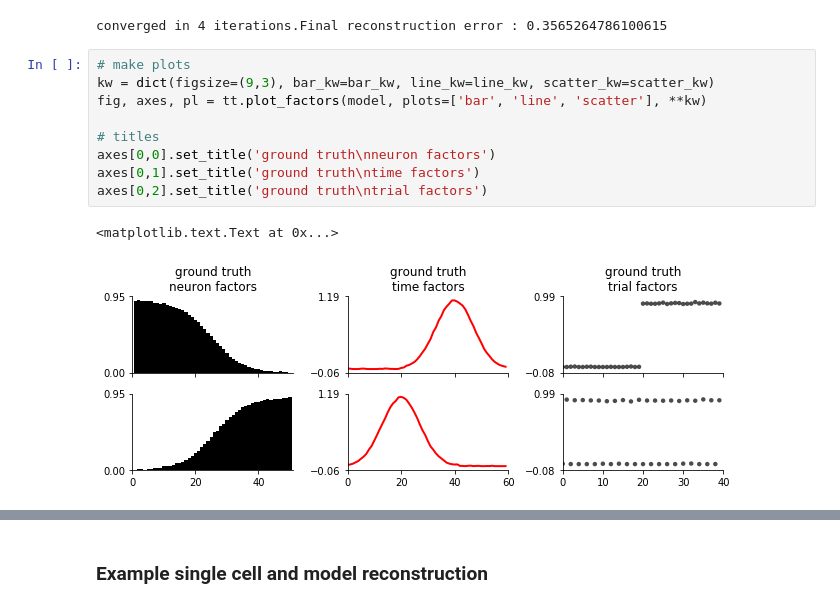
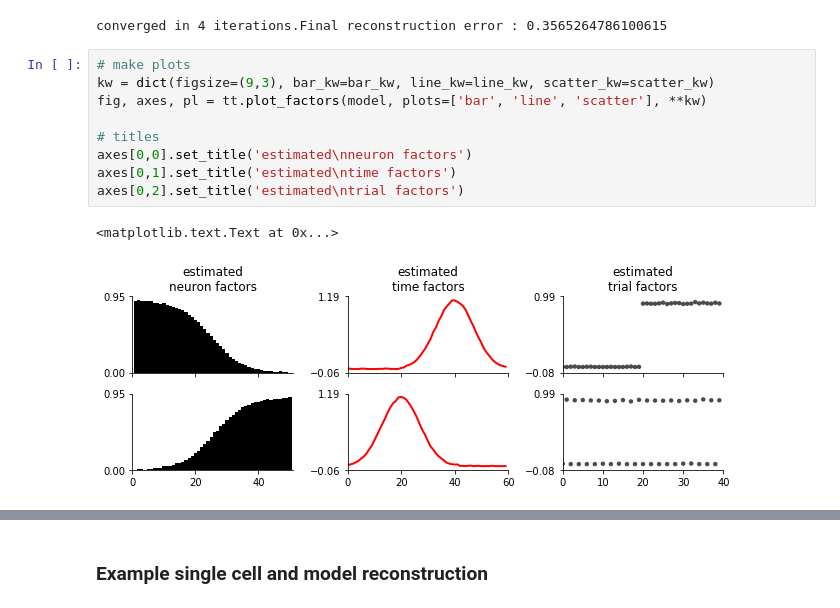
Before and after one commit to neurostatslab/tensortools, a Jupyter notebook: examples/neuro-demo.ipynb, the cells around one changed output, grey strips where cells are left out. Drawn from its saved outputs; the diff is of its cells as text.

```diff
--- a/examples/neuro-demo.ipynb
+++ b/examples/neuro-demo.ipynb
@@ -97,12 +97,12 @@ converged in 4 iterations.Final reconstruction error : 0.3565264786100615
 # %%
 # make plots
 kw = dict(figsize=(9,3), bar_kw=bar_kw, line_kw=line_kw, scatter_kw=scatter_kw)
 fig, axes, pl = tt.plot_factors(model, plots=['bar', 'line', 'scatter'], **kw)
 
 # titles
-axes[0,0].set_title('ground truth\nneuron factors')
-axes[0,1].set_title('ground truth\ntime factors')
-axes[0,2].set_title('ground truth\ntrial factors')
+axes[0,0].set_title('estimated\nneuron factors')
+axes[0,1].set_title('estimated\ntime factors')
+axes[0,2].set_title('estimated\ntrial factors')
 # %% [output]
 <matplotlib.text.Text at 0x...>
-[figure, old version]
+[figure, new version]
```
Also changed, not shown: parts of 2 cells of this notebook.
